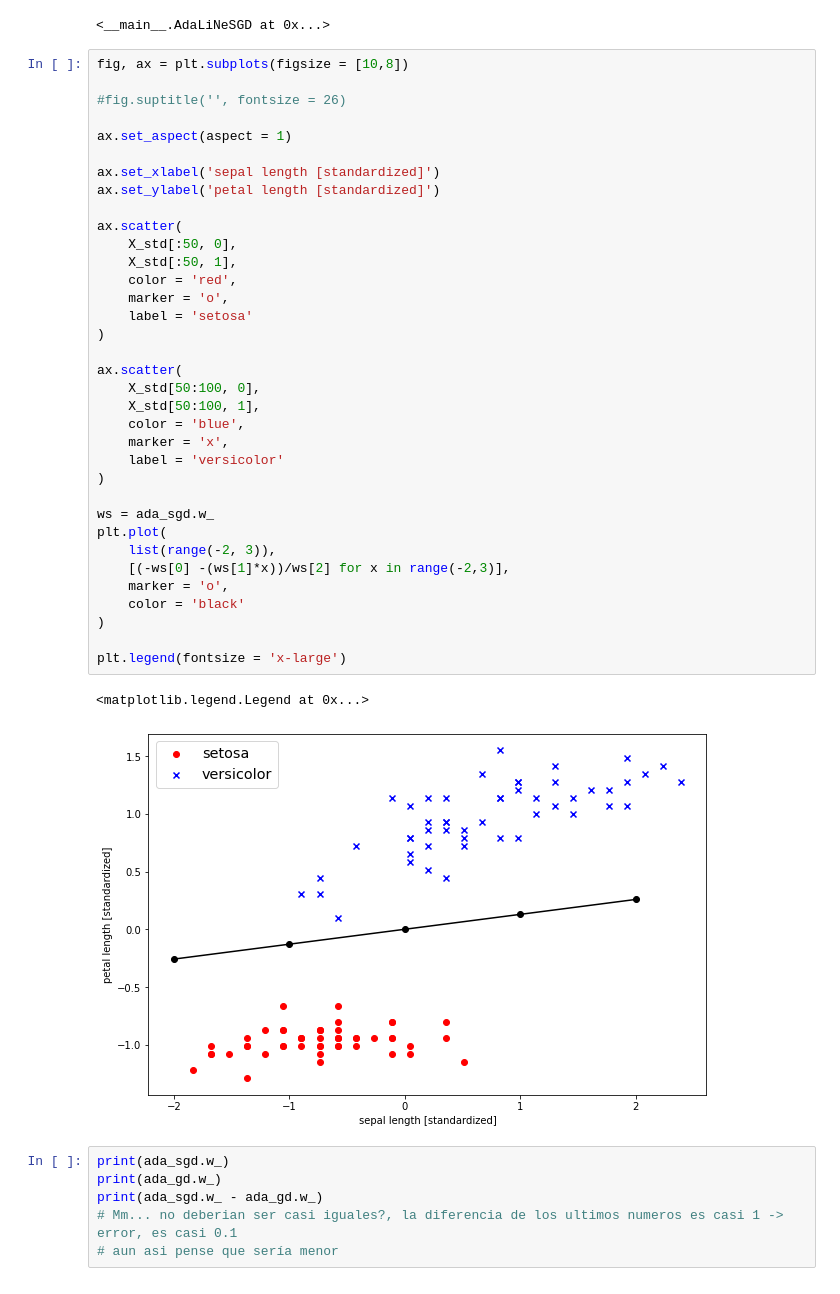
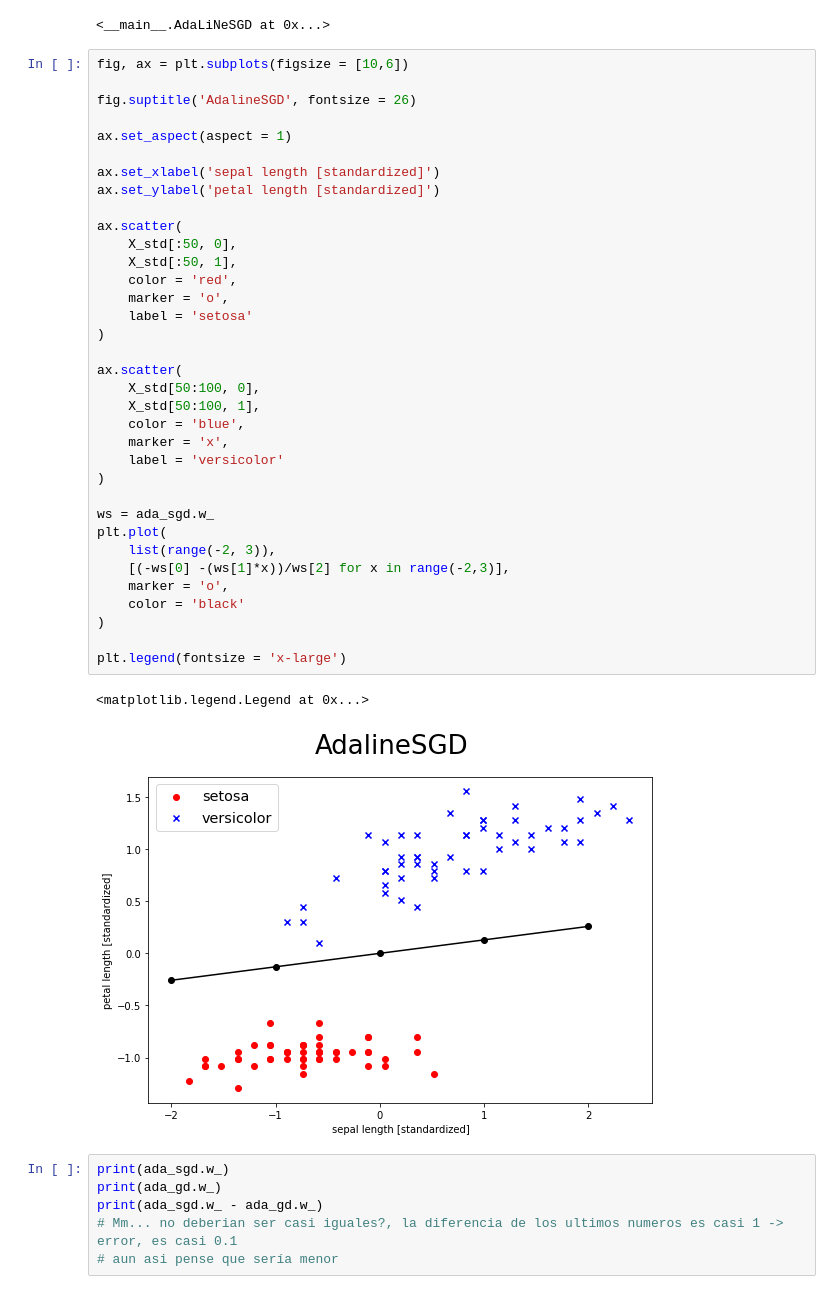
Before and after one commit to akero11/pml_sr_exercises, a Jupyter notebook: Adaline.ipynb, the cells around one changed output. Drawn from its saved outputs; the diff is of its cells as text.

```diff
--- a/Adaline.ipynb
+++ b/Adaline.ipynb
@@ -198,43 +201,43 @@ ada_sgd.fit(X_std, y)
 # %% [output]
 <__main__.AdaLiNeSGD at 0x...>
 # %%
-fig, ax = plt.subplots(figsize = [10,8])
+fig, ax = plt.subplots(figsize = [10,6])
 
-#fig.suptitle('', fontsize = 26)
+fig.suptitle('AdalineSGD', fontsize = 26)
 
 ax.set_aspect(aspect = 1)
 
 ax.set_xlabel('sepal length [standardized]')
 ax.set_ylabel('petal length [standardized]')
 
 ax.scatter(
     X_std[:50, 0],
     X_std[:50, 1],
     color = 'red',
     marker = 'o',
     label = 'setosa'
 )
 
 ax.scatter(
     X_std[50:100, 0],
     X_std[50:100, 1],
     color = 'blue',
     marker = 'x',
     label = 'versicolor'
 )
 
 ws = ada_sgd.w_
 plt.plot(
     list(range(-2, 3)),
     [(-ws[0] -(ws[1]*x))/ws[2] for x in range(-2,3)],
     marker = 'o',
     color = 'black'
 )
 
 plt.legend(fontsize = 'x-large')
 # %% [output]
 <matplotlib.legend.Legend at 0x...>
-[figure, old version]
+[figure, new version]
 # %%
 print(ada_sgd.w_)
 print(ada_gd.w_)
```
Also changed, not shown: parts of 1 cell of this notebook, 1 other file.
